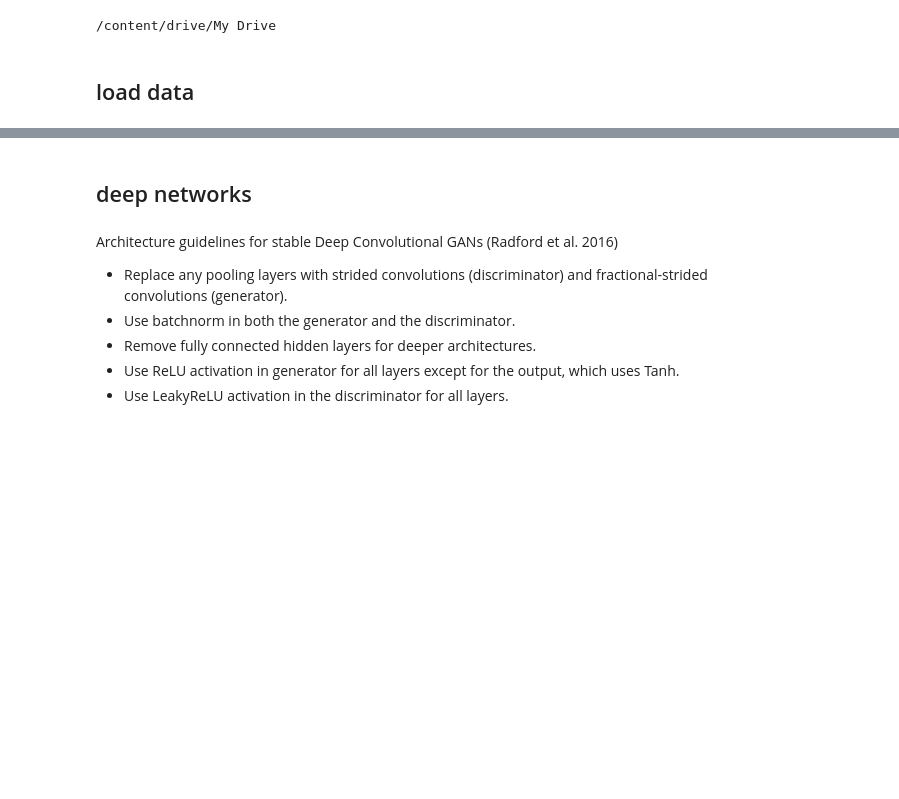
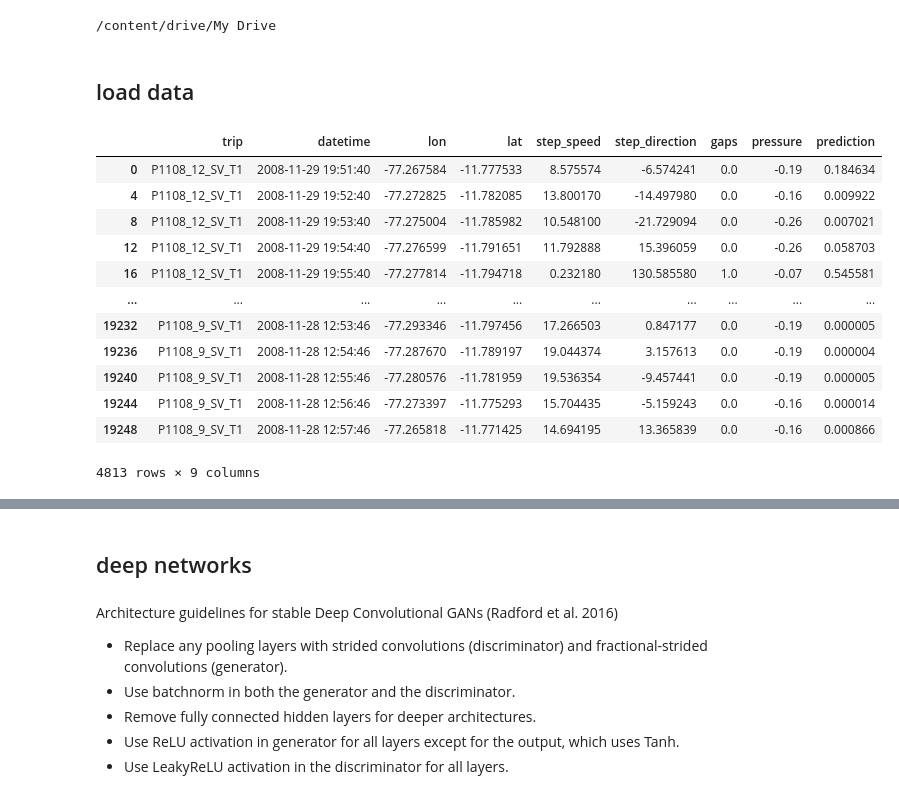
Before and after one commit to AmedeeRoy/BirdGAN, a Jupyter notebook: code/basicGAN/basicGAN_cnn_global.ipynb, the cells around one changed output, grey strips where cells are left out. Saved outputs shown, nothing was run; the diff lists cells and outputs as text; code cells hidden in the pictures; blank space fills up the shorter version.

```diff
--- a/code/basicGAN/basicGAN_cnn_global.ipynb
+++ b/code/basicGAN/basicGAN_cnn_global.ipynb
@@ -113,14 +113,25 @@ def format_data(data):
 
   return data_new
 # %%
-data_train = pd.read_table('./data/trips_SV_train.csv', sep = ',')
-data_train['datetime'] = pd.to_datetime(data_train['datetime'], format='%Y-%m-%d %H:%M:%S')
-
-data_test = pd.read_table('./data/trips_SV_test.csv', sep = ',')
-data_test['datetime'] = pd.to_datetime(data_test['datetime'], format='%Y-%m-%d %H:%M:%S')
-
-data = pd.concat([data_train, data_test])
+data = pd.read_table('./data/trips_SV_2008_2015.csv', sep = ',')
+data['datetime'] = pd.to_datetime(data['datetime'], format='%Y-%m-%d %H:%M:%S')
+data = data[[t[:5]=='P1108' for t in data.trip]]
 data = data.iloc[::4, :]
+data
+# %% [output]
+|  | trip | datetime | lon | lat | step_speed | step_direction | gaps | pressure | prediction |
+| 0 | P1108_12_SV_T1 | 2008-11-29 19:51:40 | -77.267584 | -11.777533 | 8.575574 | -6.574241 | 0.0 | -0.19 | 0.184634 |
+| 4 | P1108_12_SV_T1 | 2008-11-29 19:52:40 | -77.272825 | -11.782085 | 13.800170 | -14.497980 | 0.0 | -0.16 | 0.009922 |
+| 8 | P1108_12_SV_T1 | 2008-11-29 19:53:40 | -77.275004 | -11.785982 | 10.548100 | -21.729094 | 0.0 | -0.26 | 0.007021 |
+| 12 | P1108_12_SV_T1 | 2008-11-29 19:54:40 | -77.276599 | -11.791651 | 11.792888 | 15.396059 | 0.0 | -0.26 | 0.058703 |
+| 16 | P1108_12_SV_T1 | 2008-11-29 19:55:40 | -77.277814 | -11.794718 | 0.232180 | 130.585580 | 1.0 | -0.07 | 0.545581 |
+| ... | ... | ... | ... | ... | ... | ... | ... | ... | ... |
+| 19232 | P1108_9_SV_T1 | 2008-11-28 12:53:46 | -77.293346 | -11.797456 | 17.266503 | 0.847177 | 0.0 | -0.19 | 0.000005 |
+| 19236 | P1108_9_SV_T1 | 2008-11-28 12:54:46 | -77.287670 | -11.789197 | 19.044374 | 3.157613 | 0.0 | -0.19 | 0.000004 |
+| 19240 | P1108_9_SV_T1 | 2008-11-28 12:55:46 | -77.280576 | -11.781959 | 19.536354 | -9.457441 | 0.0 | -0.19 | 0.000005 |
+| 19244 | P1108_9_SV_T1 | 2008-11-28 12:56:46 | -77.273397 | -11.775293 | 15.704435 | -5.159243 | 0.0 | -0.16 | 0.000014 |
+| 19248 | P1108_9_SV_T1 | 2008-11-28 12:57:46 | -77.265818 | -11.771425 | 14.694195 | 13.365839 | 0.0 | -0.16 | 0.000866 |
+4813 rows × 9 columns
 # %%
 colony = (-77.264, -11.773)
 data = format_data(data)
```
Also changed, not shown: parts of 14 cells of this notebook.
